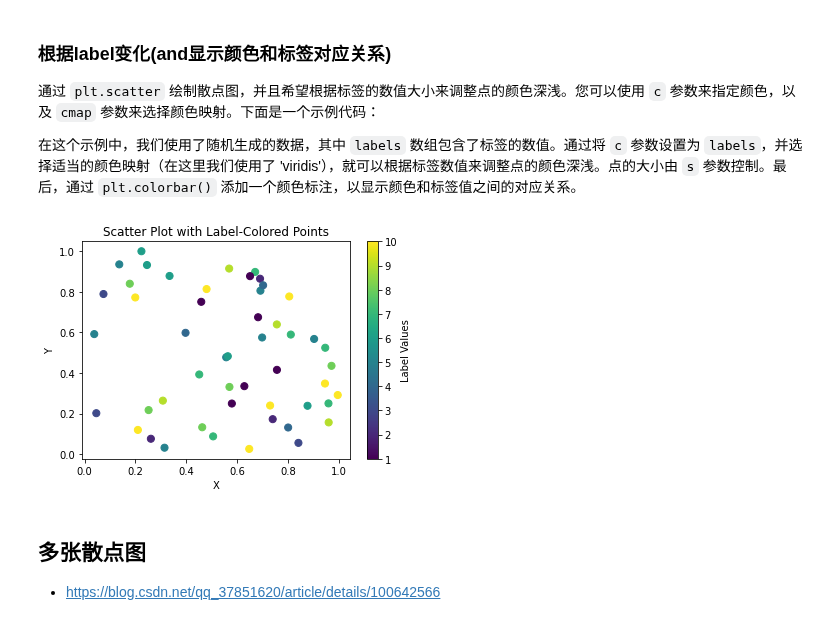
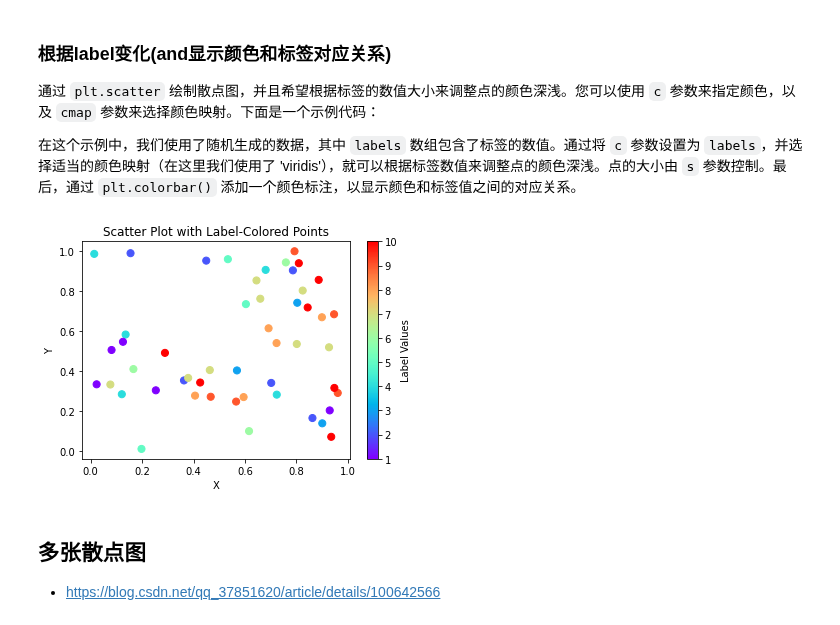
Before and after one commit to HuangCongQing/python-libraries, a Jupyter notebook: 03Matplotlib/06scatter散点图.ipynb, the cells around one changed output. Cells and saved outputs as stored; diff of their text form; code cells hidden in the pictures.

```diff
--- a/03Matplotlib/06scatter散点图.ipynb
+++ b/03Matplotlib/06scatter散点图.ipynb
@@ -49,25 +49,26 @@ show_scatter(x,y)
 # %%
 import matplotlib.pyplot as plt
 import numpy as np
 
 # 创建一些示例数据
 x = np.random.rand(50)
 y = np.random.rand(50)
 labels = np.random.randint(1, 11, size=50)  # 随机生成标签数值（范围在1到10之间）
 
 # 绘制散点图，并根据标签数值调整颜色深浅
-plt.scatter(x, y, c=labels, cmap='viridis', s=50)  # 使用'viridis'颜色映射，s参数控制点的大小
+# plt.scatter(x, y, c=labels, cmap='viridis', s=50)  # 使用'viridis'颜色映射，s参数控制点的大小
+plt.scatter(x, y, c=labels, cmap='rainbow', s=50)
 
 # 添加颜色标注
 cbar = plt.colorbar()
 cbar.set_label('Label Values')
 
 plt.xlabel('X')
 plt.ylabel('Y')
 plt.title('Scatter Plot with Label-Colored Points')
 plt.show()
 # %% [output]
-[figure, old version]
+[figure, new version]
 # %% [markdown]
 ## 多张散点图
 * https://blog.csdn.net/qq_37851620/article/details/100642566
```
